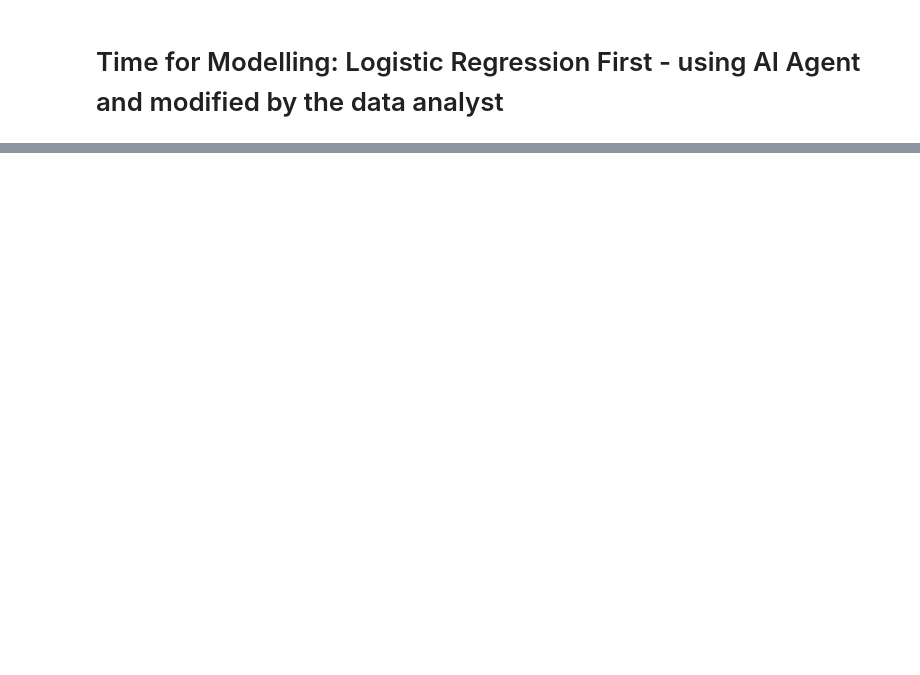
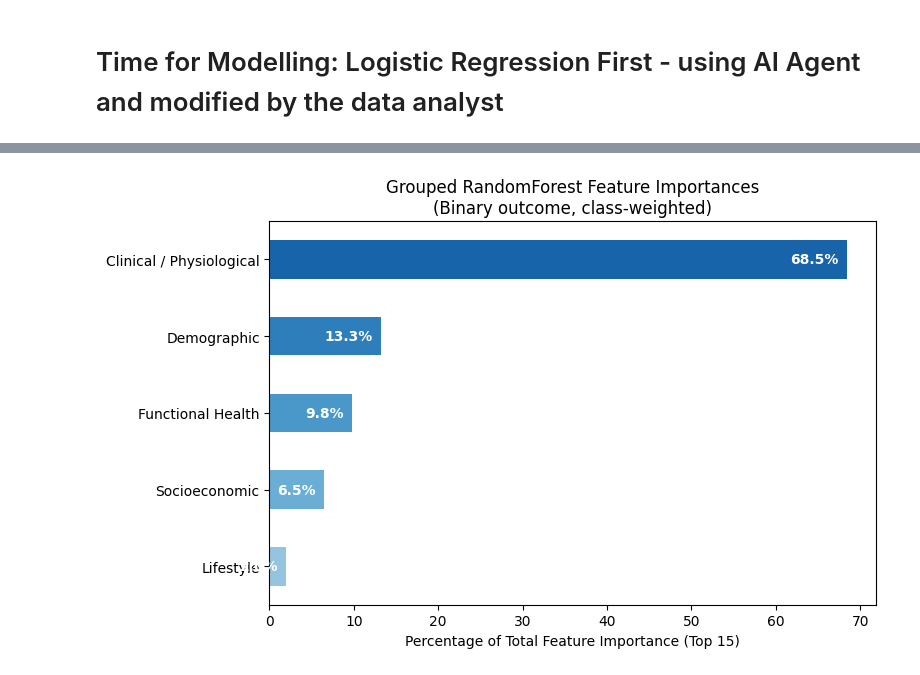
Before and after one commit to mcgarryteresa39-stack/diabetes, a Jupyter notebook: jupyter_notebooks/Diabetes.ipynb, the cells around one changed output, grey strips where cells are left out. Cells and saved outputs as stored; diff of their text form; code cells hidden in the pictures; blank space fills up the shorter version.

```diff
--- a/jupyter_notebooks/Diabetes.ipynb
+++ b/jupyter_notebooks/Diabetes.ipynb
@@ -766,0 +743,82 @@ plt.show()
+# %%
+# One final step. Grouping the existing top 15 features into health and lifestyle categories to add to the story
+# AI genearted code modified by data analyst
+# -----------------------
+# Group feature importances
+# -----------------------
+
+feature_groups = {
+    "Clinical / Physiological": [
+        "GenHlth",
+        "HighBP",
+        "BMI",
+        "BMI_Category_Code",
+        "HighChol",
+        "HeartDiseaseorAttack",
+    ],
+    "Demographic": [
+        "Age",
+        "Sex",
+    ],
+    "Functional Health": [
+        "DiffWalk",
+        "PhysHlth",
+        "MentHlth",
+    ],
+    "Socioeconomic": [
+        "Income",
+        "Education",
+    ],
+    "Lifestyle": [
+        "Smoker",
+        "Fruits",
+    ],
+}
+# -----------------------
+# Aggregate feature importances by group
+# -----------------------
+
+grouped_importance = {}
+
+for group, features in feature_groups.items():
+    grouped_importance[group] = fi.loc[
+        fi.index.intersection(features)
+    ].sum()
+
+grouped_fi = pd.Series(grouped_importance).sort_values(ascending=False)
+grouped_fi_pct = grouped_fi / grouped_fi.sum() * 100
+
+print(grouped_fi_pct.round(2))
+
+import matplotlib.pyplot as plt
+import numpy as np
+
+# Sort values for plotting
+sorted_fi = grouped_fi_pct.sort_values()
+
+plt.figure(figsize=(8, 5))
+
+# Create a gradient: lighter to darker blue
+colors = plt.cm.Blues(np.linspace(0.4, 0.8, len(sorted_fi)))
+
+ax = sorted_fi.plot(kind="barh", color=colors)
+
+# Add % labels inside the bars
+for i, v in enumerate(sorted_fi):
+    ax.text(v - 1, i, f"{v:.1f}%", va='center', ha='right', color='white', fontweight='bold')
+
+plt.xlabel("Percentage of Total Feature Importance (Top 15)")
+plt.title("Grouped RandomForest Feature Importances\n(Binary outcome, class-weighted)")
+plt.tight_layout()
+plt.show()
+
+
+
+
+grouped_fi_pct.to_csv(
+    "rf_grouped_feature_importances.csv",
+    header=["percentage_importance"]
+)
+
+print("Saved grouped feature importances to CSV")
+# %% [output]
@@ -766,0 +831 @@ plt.show()
+[figure, added]
```
Also changed, not shown: parts of 9 cells of this notebook.
